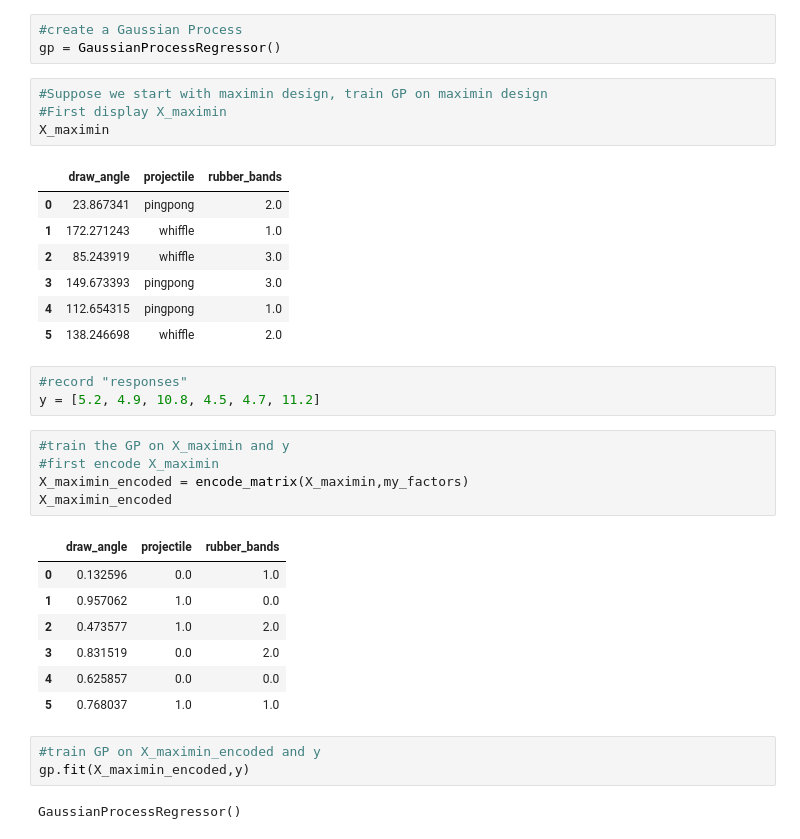
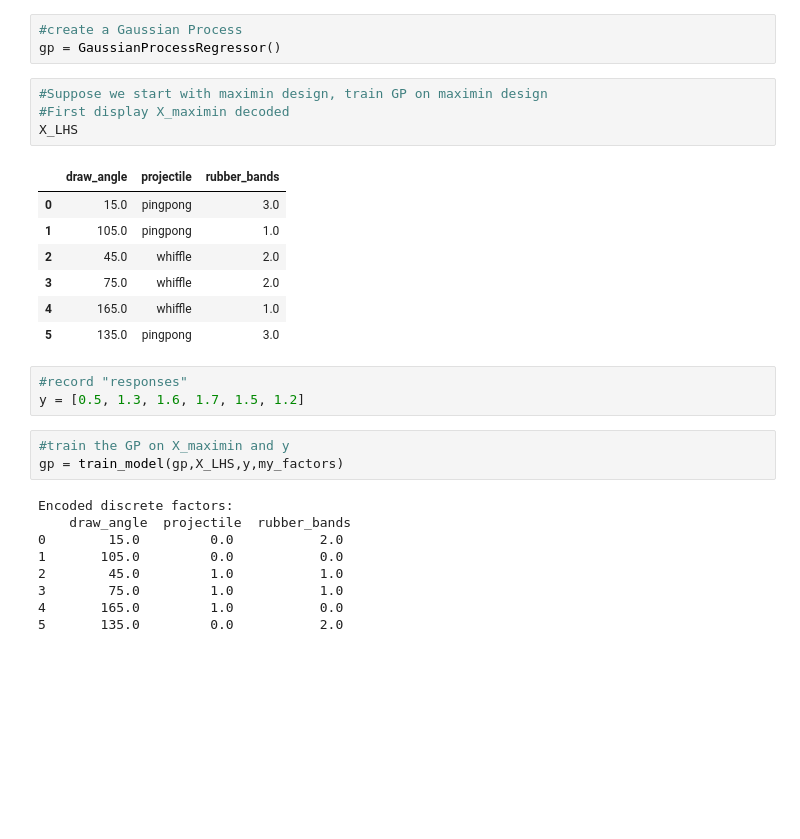
Before and after one commit to pauljensen/PyAutoSci, a Jupyter notebook: Catapult_Demo.ipynb, the cells around one changed output. Drawn from its saved outputs; the diff is of its cells as text; blank space fills up the shorter version.

```diff
--- a/Catapult_Demo.ipynb
+++ b/Catapult_Demo.ipynb
@@ -52,34 +37,28 @@ plot_design(X_random,my_factors,"Random design")
 gp = GaussianProcessRegressor()
 # %%
 #Suppose we start with maximin design, train GP on maximin design
-#First display X_maximin
-X_maximin
+#First display X_maximin decoded
+X_LHS
 # %% [output]
 |  | draw_angle | projectile | rubber_bands |
-| 0 | 23.867341 | pingpong | 2.0 |
-| 1 | 172.271243 | whiffle | 1.0 |
-| 2 | 85.243919 | whiffle | 3.0 |
-| 3 | 149.673393 | pingpong | 3.0 |
-| 4 | 112.654315 | pingpong | 1.0 |
-| 5 | 138.246698 | whiffle | 2.0 |
+| 0 | 15.0 | pingpong | 3.0 |
+| 1 | 105.0 | pingpong | 1.0 |
+| 2 | 45.0 | whiffle | 2.0 |
+| 3 | 75.0 | whiffle | 2.0 |
+| 4 | 165.0 | whiffle | 1.0 |
+| 5 | 135.0 | pingpong | 3.0 |
 # %%
 #record "responses"
-y = [5.2, 4.9, 10.8, 4.5, 4.7, 11.2]
+y = [0.5, 1.3, 1.6, 1.7, 1.5, 1.2]
 # %%
 #train the GP on X_maximin and y
-#first encode X_maximin
-X_maximin_encoded = encode_matrix(X_maximin,my_factors)
-X_maximin_encoded
+gp = train_model(gp,X_LHS,y,my_factors)
 # %% [output]
-|  | draw_angle | projectile | rubber_bands |
-| 0 | 0.132596 | 0.0 | 1.0 |
-| 1 | 0.957062 | 1.0 | 0.0 |
-| 2 | 0.473577 | 1.0 | 2.0 |
-| 3 | 0.831519 | 0.0 | 2.0 |
-| 4 | 0.625857 | 0.0 | 0.0 |
-| 5 | 0.768037 | 1.0 | 1.0 |
+Encoded discrete factors:
+    draw_angle  projectile  rubber_bands
+0        15.0         0.0           2.0
+1       105.0         0.0           0.0
+2        45.0         1.0           1.0
+3        75.0         1.0           1.0
+4       165.0         1.0           0.0
+5       135.0         0.0           2.0
-# %%
-#train GP on X_maximin_encoded and y
-gp.fit(X_maximin_encoded,y)
-# %% [output]
-GaussianProcessRegressor()
```
Also changed, not shown: parts of 11 cells of this notebook, 3 other files.
